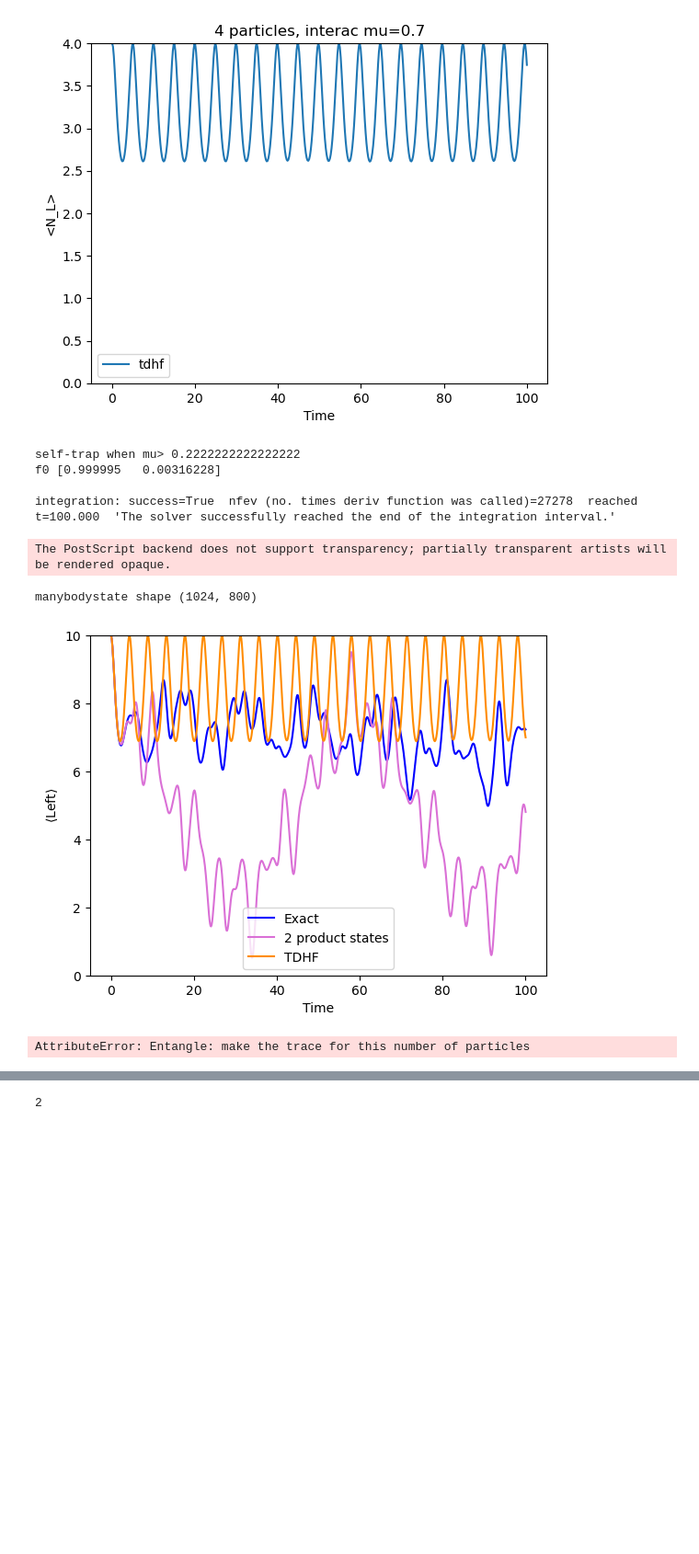
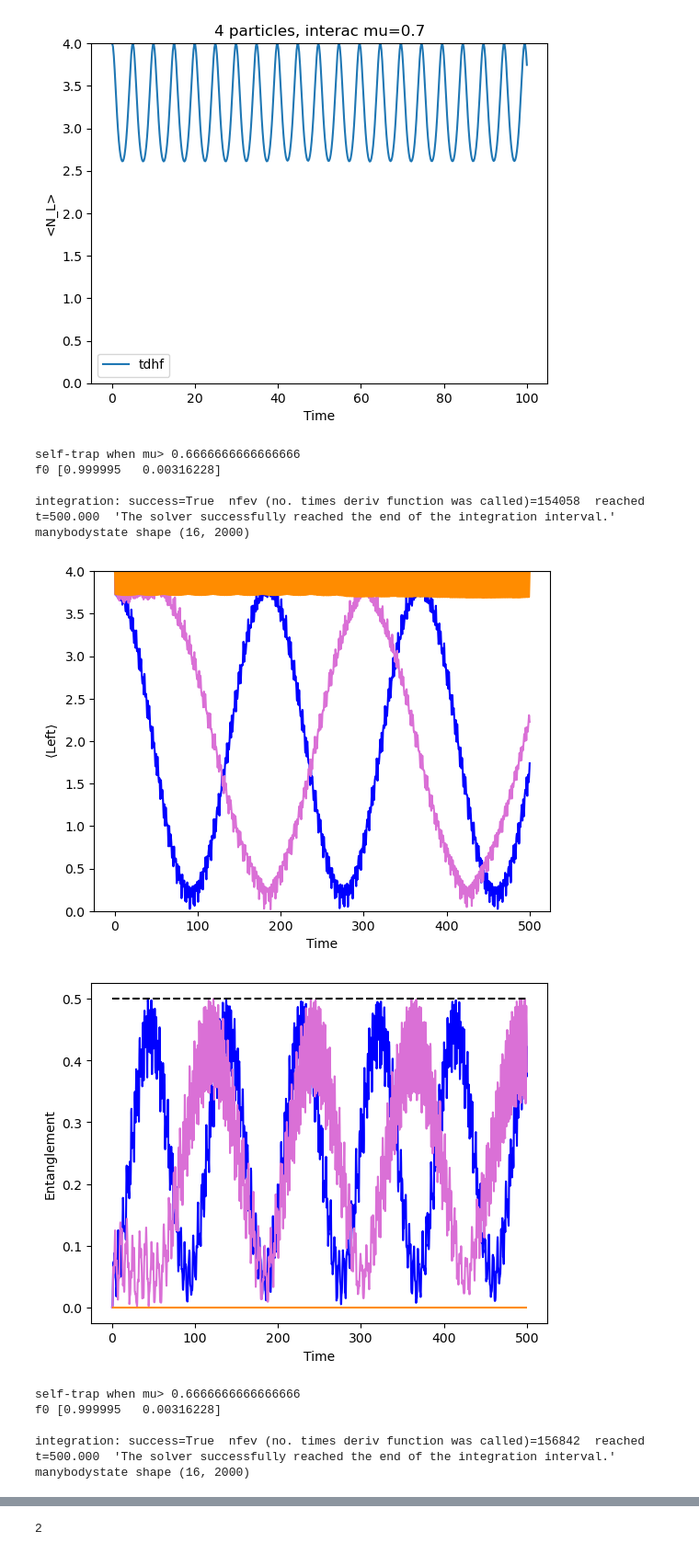
Before and after one commit to annabirke/Honours_entangle_magic, a Jupyter notebook: 2slaterforclaude/2slater_september.ipynb, the cells around one changed output, grey strips where cells are left out. Shown at 92% size. Drawn from its saved outputs; the diff is of its cells as text; code cells hidden in the pictures; blank space fills up the shorter version.

```diff
--- a/2slaterforclaude/2slater_september.ipynb
+++ b/2slaterforclaude/2slater_september.ipynb
@@ -419,8 +490,9 @@ def tdhf_integrate(m, t_list, y0):
 
 def make_y0_tdhf(m, HFmin, allL):
     if HFmin:
-        # th = atan2(-1/m.mu,-np.sqrt(m.mu**2-1)/m.mu)
-        th = atan2(m.a/(m.mu-m.mu*m.P), np.sqrt(1-(m.a/(m.mu*(m.P-1)))**2))
+        x = m.a/(m.mu*(m.P-1))
+        th = atan2(np.sqrt(1-x**2), -x)
+        # atan2(np.sqrt(1-(m.a/(m.mu*(m.P-1)))**2), m.a/(m.mu-m.mu*m.P)) # (y,x)
         phi = 0
     if allL:
         th = np.pi/2 - 1e-5
@@ -442,8 +514,8 @@ def mu_selftrap(a,P):
 
 # y0_tdhf = make_y0_tdhf(m,False,True) # make_y0_tdhf(m,HFmin,allL)
 # t_list = np.linspace(0.0, 100.0, 801)
-def integrate_tdhf(m, t_list):
-    y0_tdhf = make_y0_tdhf(m,False,True) # make_y0_tdhf(m,HFmin,allL)
+def integrate_tdhf(m, t_list,HFmin=False,allL=True):
+    y0_tdhf = make_y0_tdhf(m,HFmin,allL) # make_y0_tdhf(m,HFmin,allL)
     sol_tdhf = tdhf_integrate(m,t_list,y0_tdhf)
     return sol_tdhf
 
@@ -453,8 +525,8 @@ def LRstate_tdhf(th,phi):
     # print(LRstate.shape) # (X,t)
     return LRstate
 
-def manybodystate_tdhf(m, t_list):
-    sol_tdhf = integrate_tdhf(m, t_list)
+def manybodystate_tdhf(m, t_list,HFmin=False,allL=True):
+    sol_tdhf = integrate_tdhf(m, t_list,HFmin,allL)
     th,phi = sol_tdhf.y[0],sol_tdhf.y[1]
 
     LRstate = LRstate_tdhf(th,phi)
@@ -484,7 +556,7 @@ print(f'N={m.N} P={m.P} X={m.X} mu={m.mu}  ->  NY={m.NY}, Ham{m.Ham.shape}')
 N=2 P=4 X=2 mu=-0.7  ->  NY=16, Ham(16, 16)
 # %%
 
-def dothething(P_list,mu_list):
+def dothething(P_list,mu_list,legend=False):
     Ps = P_list
     mus = mu_list
     ''' define all the params '''
@@ -511,7 +583,7 @@ def dothething(P_list,mu_list):
             Nleft_t_exact = Nleft_exact(m, y0, sol.t)
 
             ''' now tdhf '''
-            manybodystate = manybodystate_tdhf(m, t_list)
+            manybodystate = manybodystate_tdhf(m, t_list,False,True)
             Nleft_t_tdhf = Nleft_tdhf(m, manybodystate)
             print('manybodystate shape',manybodystate.shape)
 
@@ -521,10 +593,11 @@ def dothething(P_list,mu_list):
             plt.plot(t_list,Nleft_t_tdhf,color='darkorange',label='TDHF')
             plt.xlabel('Time')
             plt.ylabel(rf'$\langle \mathrm{{Left}}\rangle$')
-            plt.legend()
             plt.ylim(0,P)
-            # plt.title(f'{P} particles, interac mu={mu}')
-            plt.savefig(f'C:/Users/annas/Documents/2026/Honours/Thesis/Figures/2productstate_figures/2slatNleft_N{P}_mu{mu}_t{t_list[-1]}_{len(t_list)}.eps',bbox_inches='tight',dpi=300)
+            if legend:
+                plt.legend(loc=7)
+                plt.savefig(f'C:/Users/annas/Documents/2026/Honours/Thesis/Figures/2productstate_figures/2slatNleft_N{P}_mu{mu}_t{t_list[-1]}_{len(t_list)}_legend.eps',bbox_inches='tight',dpi=300)
+            else: plt.savefig(f'C:/Users/annas/Documents/2026/Honours/Thesis/Figures/2productstate_figures/2slatNleft_N{P}_mu{mu}_t{t_list[-1]}_{len(t_list)}.eps',bbox_inches='tight',dpi=300)
             plt.show()
 
             entangle_t_exact = entangle_exact(m,y0,t_list)
@@ -537,8 +610,12 @@ def dothething(P_list,mu_list):
             plt.hlines(y=(1/2), xmin=0, xmax=t_list[-1],color='k',linestyles='--')
             plt.xlabel('Time')
             plt.ylabel('Entanglement')
-            plt.legend()
-            plt.savefig(f'C:/Users/annas/Documents/2026/Honours/Thesis/Figures/2productstate_figures/2slatEntangle_N{P}_mu{mu}_t{t_list[-1]}_{len(t_list)}.eps',bbox_inches='tight',dpi=300)
+            if legend:
+                plt.legend(loc=1)
+                plt.savefig(f'C:/Users/annas/Documents/2026/Honours/Thesis/Figures/2productstate_figures/2slatEntangle_N{P}_mu{mu}_t{t_list[-1]}_{len(t_list)}_legend.eps',bbox_inches='tight',dpi=300)
+            else: plt.savefig(f'C:/Users/annas/Documents/2026/Honours/Thesis/Figures/2productstate_figures/2slatEntangle_N{P}_mu{mu}_t{t_list[-1]}_{len(t_list)}.eps',bbox_inches='tight',dpi=300)
             plt.show()
 
     return sol, manybodystate
+
+''' all L '''
@@ -571,21 +724,26 @@ for mu in mus:
 [figure]
 [figure]
 # %%
-lambd = 4.0
-t_list = np.linspace(0.0, 100.0, 800)
+''' all L '''
+t_list = np.linspace(0.0, 100.0, 500)
 
-P_list = [10]
-mu_list = [-0.24]
+P_list = [4]
+mu_list = [-0.7,-1]
 
-soln, _ = dothething(P_list,mu_list)
+# dothething(P_list,mu_list,legend)
+soln, _ = dothething(P_list,mu_list,False)
 
 # P=10 mu=-0.24 took 182min bc of exact soln
 # %% [output]
-self-trap when mu> 0.2222222222222222
+self-trap when mu> 0.6666666666666666
 f0 [0.999995   0.00316228]
 
-integration: success=True  nfev (no. times deriv function was called)=27278  reached t=100.000  'The solver successfully reached the end of the integration interval.'
+integration: success=True  nfev (no. times deriv function was called)=154058  reached t=500.000  'The solver successfully reached the end of the integration interval.'
+manybodystate shape (16, 2000)
+[figure, new version]
+[figure, added]
-The PostScript backend does not support transparency; partially transparent artists will be rendered opaque.
+self-trap when mu> 0.6666666666666666
+f0 [0.999995   0.00316228]
+
+integration: success=True  nfev (no. times deriv function was called)=156842  reached t=500.000  'The solver successfully reached the end of the integration interval.'
+manybodystate shape (16, 2000)
-manybodystate shape (1024, 800)
-[figure, old version]
-AttributeError: Entangle: make the trace for this number of particles
```
Also changed, not shown: parts of 11 cells of this notebook, 1 other file.
